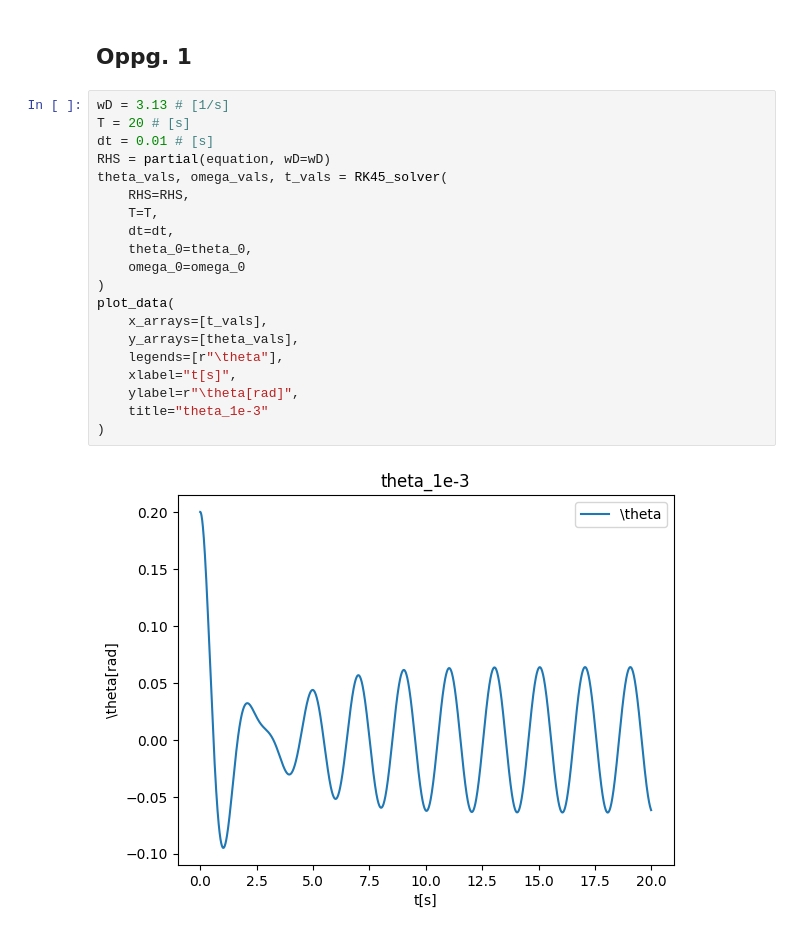
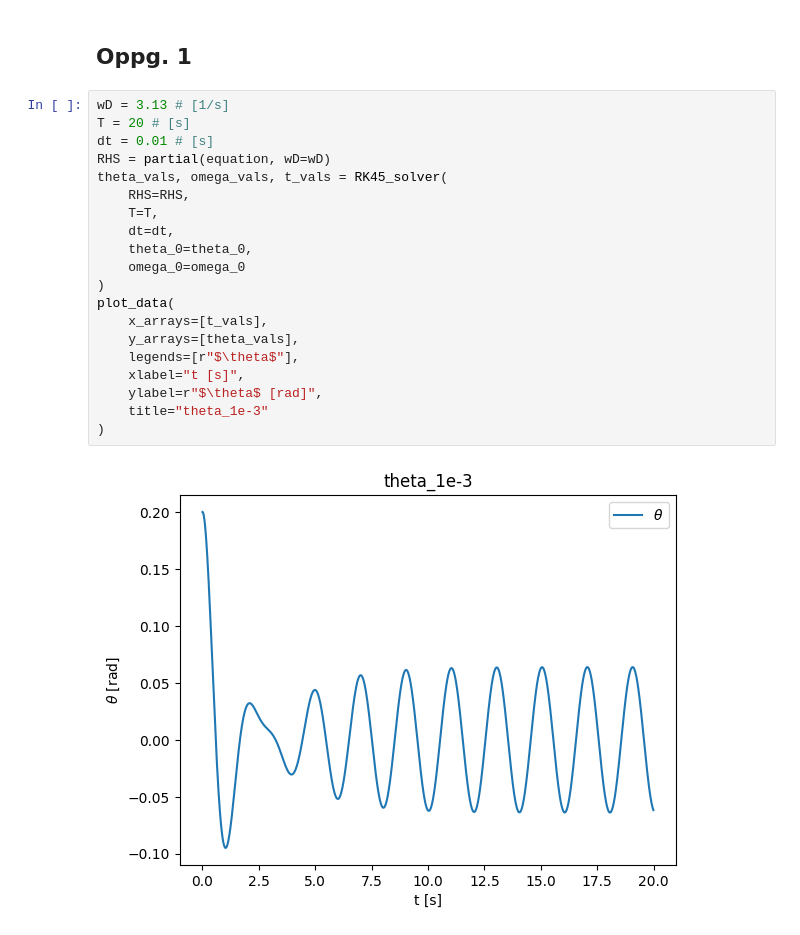
Before and after one commit to tncrdk/Bolgefysikk-numerisk-prosjekt, a Jupyter notebook: main.ipynb, the cells around one changed output. Cells and saved outputs as stored; diff of their text form.

```diff
--- a/main.ipynb
+++ b/main.ipynb
@@ -92,22 +92,22 @@ def plot_data(
 # %%
 wD = 3.13 # [1/s]
 T = 20 # [s]
 dt = 0.01 # [s]
 RHS = partial(equation, wD=wD)
 theta_vals, omega_vals, t_vals = RK45_solver(
     RHS=RHS,
     T=T,
     dt=dt,
     theta_0=theta_0,
     omega_0=omega_0
 )
 plot_data(
     x_arrays=[t_vals],
     y_arrays=[theta_vals],
-    legends=[r"\theta"],
-    xlabel="t[s]",
-    ylabel=r"\theta[rad]",
+    legends=[r"$\theta$"],
+    xlabel="t [s]",
+    ylabel=r"$\theta$ [rad]",
     title="theta_1e-3"
 )
 # %% [output]
-[figure, old version]
+[figure, new version]
```
Also changed, not shown: 1 other file.
